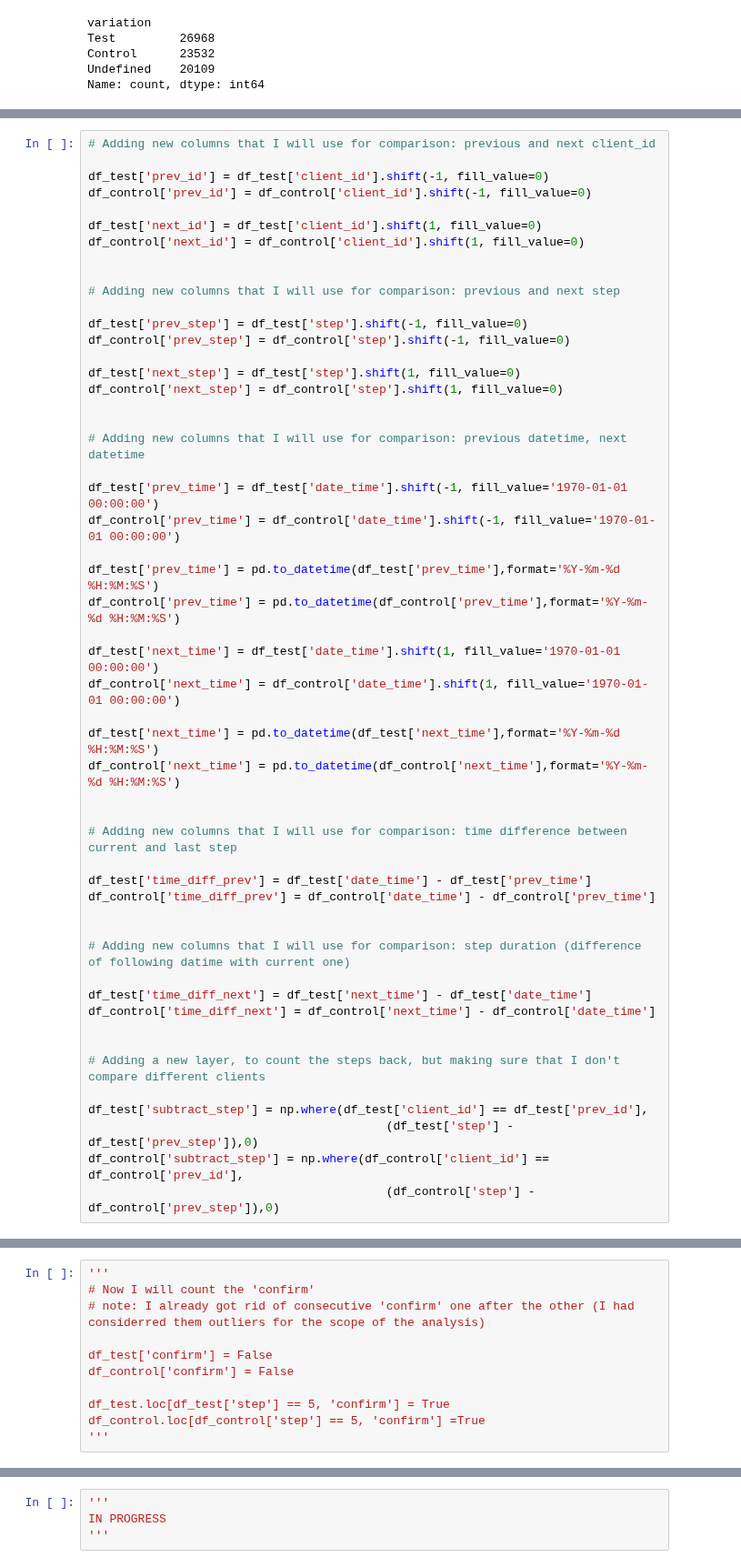
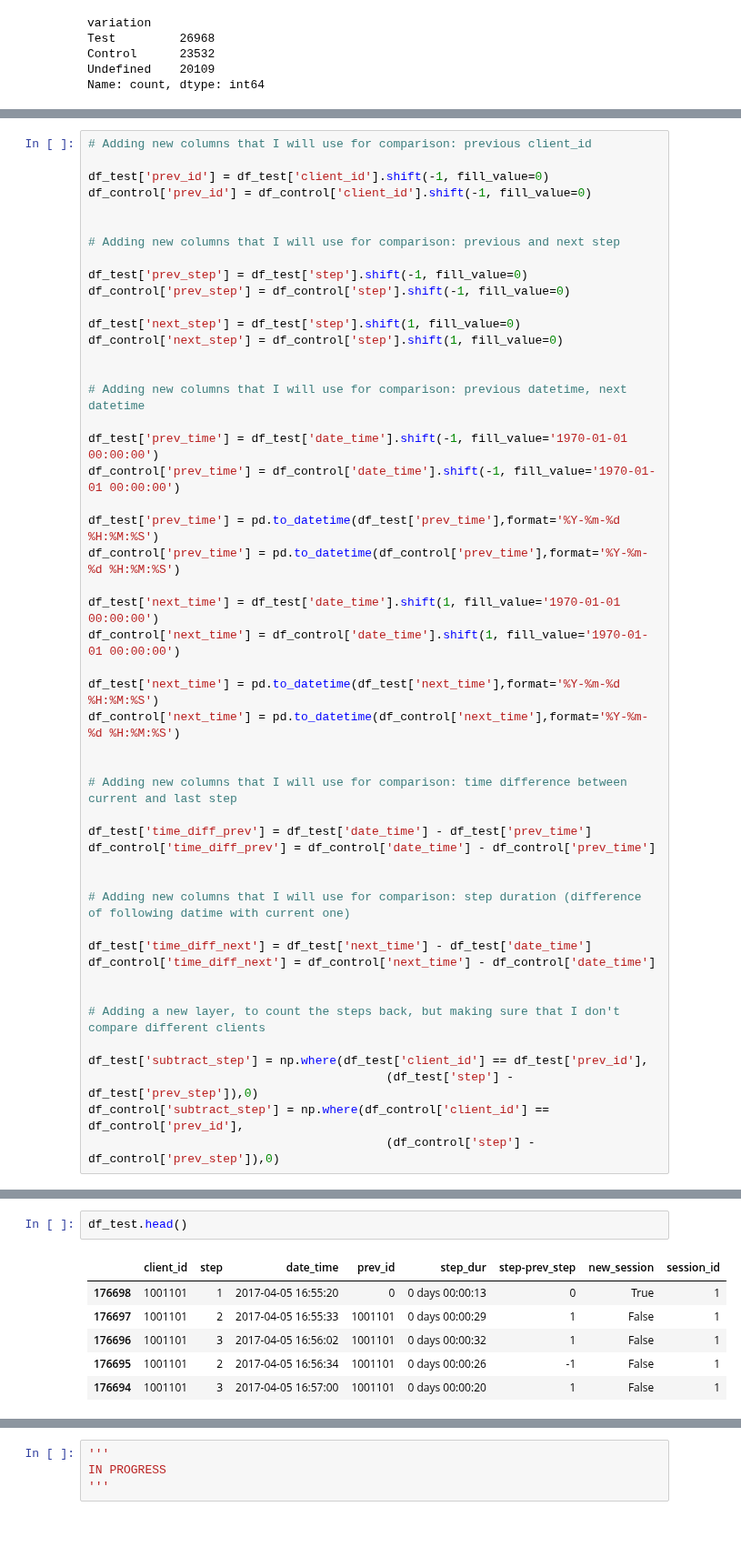
Before and after one commit to dimitsagk/AB_Testing_Analysis, a Jupyter notebook: notebooks/Project_2_02Cleaning+EDA.ipynb, the cells around one changed output, grey strips where cells are left out. Shown at 91% size. Drawn from its saved outputs; the diff is of its cells as text; blank space fills up the shorter version.

Commit message:
Completed function for checking valid sessions

```diff
--- a/notebooks/Project_2_02Cleaning+EDA.ipynb
+++ b/notebooks/Project_2_02Cleaning+EDA.ipynb
@@ -481,11 +481,8 @@ df_control = df_control.reset_index(drop=True)
 # %%
-# Adding new columns that I will use for comparison: previous and next client_id
+# Adding new columns that I will use for comparison: previous client_id
 
 df_test['prev_id'] = df_test['client_id'].shift(-1, fill_value=0)
 df_control['prev_id'] = df_control['client_id'].shift(-1, fill_value=0)
-
-df_test['next_id'] = df_test['client_id'].shift(1, fill_value=0)
-df_control['next_id'] = df_control['client_id'].shift(1, fill_value=0)
 
 
 # Adding new columns that I will use for comparison: previous and next step
@@ -572,11 +564,0 @@ df_control.loc[conditions, 'new_session'] = True
-# %%
-'''
-# Now I will count the 'confirm'
-# note: I already got rid of consecutive 'confirm' one after the other (I had considerred them outliers for the scope of the analysis)
-
-df_test['confirm'] = False
-df_control['confirm'] = False
-
-df_test.loc[df_test['step'] == 5, 'confirm'] = True
-df_control.loc[df_control['step'] == 5, 'confirm'] =True
-'''
@@ -688,3 +632,12 @@ df_control['session_id'] = df_control['new_session'].apply(session_id)
+# %%
+df_test.head()
+# %% [output]
+|  | client_id | step | date_time | prev_id | step_dur | step-prev_step | new_session | session_id |
+| 176698 | 1001101 | 1 | 2017-04-05 16:55:20 | 0 | 0 days 00:00:13 | 0 | True | 1 |
+| 176697 | 1001101 | 2 | 2017-04-05 16:55:33 | 1001101 | 0 days 00:00:29 | 1 | False | 1 |
+| 176696 | 1001101 | 3 | 2017-04-05 16:56:02 | 1001101 | 0 days 00:00:32 | 1 | False | 1 |
+| 176695 | 1001101 | 2 | 2017-04-05 16:56:34 | 1001101 | 0 days 00:00:26 | -1 | False | 1 |
+| 176694 | 1001101 | 3 | 2017-04-05 16:57:00 | 1001101 | 0 days 00:00:20 | 1 | False | 1 |
 # %%
 # Variable to count steps until 'confirm'
 step_count = 1
```
Also changed, not shown: parts of 33 cells of this notebook.
